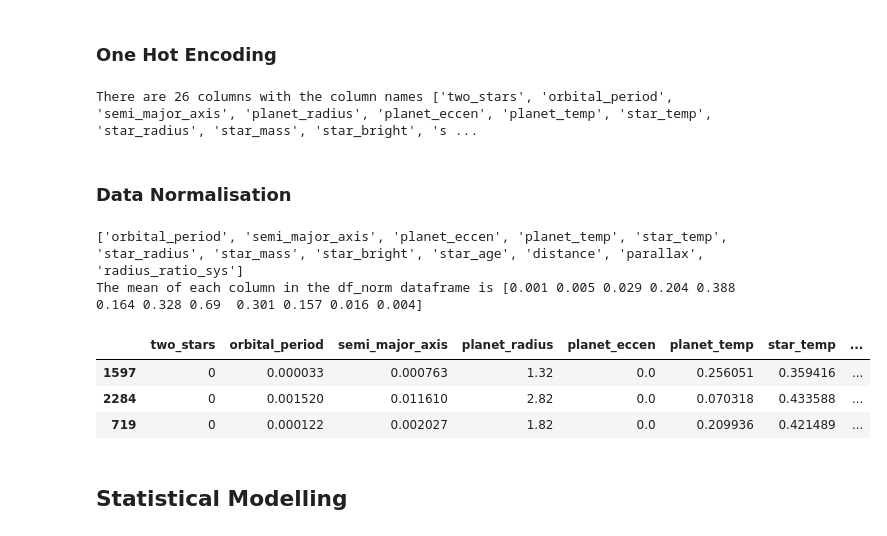
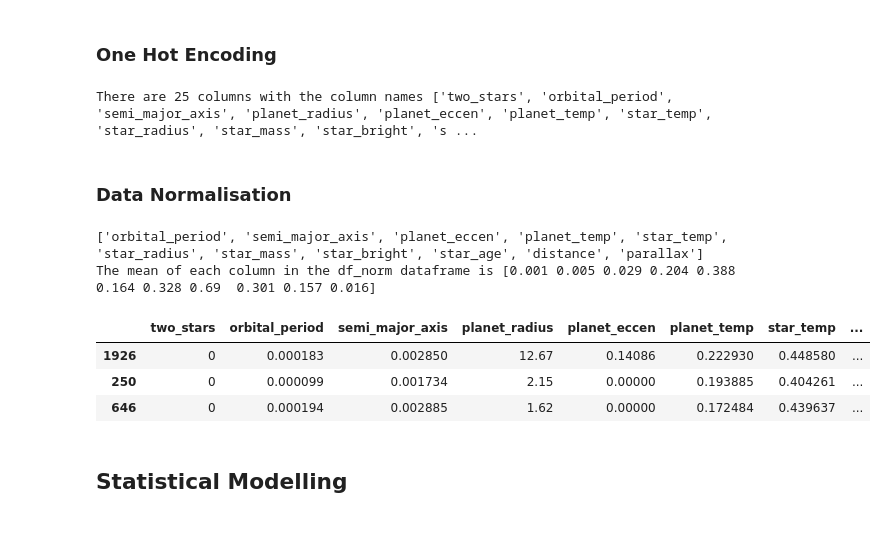
Before and after one commit to RafDingo/Maths40, a Jupyter notebook: src/Phase2/Phase2_Group40.ipynb, the cells around one changed output. Drawn from its saved outputs; the diff is of its cells as text; code cells hidden in the pictures.

```diff
--- a/src/Phase2/Phase2_Group40.ipynb
+++ b/src/Phase2/Phase2_Group40.ipynb
@@ -62,7 +68,7 @@ print("After Rename:")
 df.head()
 
 # Remove particular variables for better study
-df = df.drop(['planet_mass', 'latitude_gal', 'longitude_gal', 'mass_ratio_sys'], axis=1 )
+df = df.drop(['planet_mass', 'latitude_gal', 'longitude_gal', 'mass_ratio_sys', 'radius_ratio_sys'], axis=1 )
 df.head()
 # %% [output]
 Before Rename: ['num_star', '2_stars', 'orbital_period', 'semi-major_axis', 'planet_radius', 'planet_mass', 'planet_eccen', 'planet_temp', 'star_temp', 'star_radius', 'star_mass', 'star_bright', 'star ...
@@ -94,7 +100,7 @@ data_encoded = pd.get_dummies(data_encoded)
 
 print(f"There are {data_encoded.shape[1]} columns with the column names {data_encoded.columns.to_list()} after one hot encoding")
 # %% [output]
-There are 26 columns with the column names ['two_stars', 'orbital_period', 'semi_major_axis', 'planet_radius', 'planet_eccen', 'planet_temp', 'star_temp', 'star_radius', 'star_mass', 'star_bright', 's ...
+There are 25 columns with the column names ['two_stars', 'orbital_period', 'semi_major_axis', 'planet_radius', 'planet_eccen', 'planet_temp', 'star_temp', 'star_radius', 'star_mass', 'star_bright', 's ...
 # %% [markdown]
 ### Data Normalisation
 # %%
@@ -110,29 +116,28 @@ df_norm = MinMaxScaler().fit_transform(df_float)
 
 print(f"The mean of each column in the df_norm dataframe is {np.round(df_norm.mean(axis=0),3)}")
 # %% [output]
-['orbital_period', 'semi_major_axis', 'planet_eccen', 'planet_temp', 'star_temp', 'star_radius', 'star_mass', 'star_bright', 'star_age', 'distance', 'parallax', 'radius_ratio_sys']
-The mean of each column in the df_norm dataframe is [0.001 0.005 0.029 0.204 0.388 0.164 0.328 0.69  0.301 0.157 0.016 0.004]
+['orbital_period', 'semi_major_axis', 'planet_eccen', 'planet_temp', 'star_temp', 'star_radius', 'star_mass', 'star_bright', 'star_age', 'distance', 'parallax']
+The mean of each column in the df_norm dataframe is [0.001 0.005 0.029 0.204 0.388 0.164 0.328 0.69  0.301 0.157 0.016]
 # %%
 data_encoded.loc[:,
         ['orbital_period', 'semi_major_axis', 'planet_eccen',
          'planet_temp', 'star_temp', 'star_radius', 'star_mass', 'star_bright',
-         'star_age', 'distance', 'parallax', 'radius_ratio_sys'
+         'star_age', 'distance', 'parallax'
         ]
         ] = pd.DataFrame(df_norm, columns=[
                                             'orbital_period', 'semi_major_axis',
                                              'planet_eccen',
                                             'planet_temp', 'star_temp',
                                             'star_radius', 'star_mass',
                                             'star_bright', 'star_age',
-                                            'distance', 'parallax',
-                                            'radius_ratio_sys'
+                                            'distance', 'parallax'
                                             ])
 data_encoded.sample(3)
 # %% [output]
 |  | two_stars | orbital_period | semi_major_axis | planet_radius | planet_eccen | planet_temp | star_temp | ... |
-| 1597 | 0 | 0.000033 | 0.000763 | 1.32 | 0.0 | 0.256051 | 0.359416 | ... |
-| 2284 | 0 | 0.001520 | 0.011610 | 2.82 | 0.0 | 0.070318 | 0.433588 | ... |
-| 719 | 0 | 0.000122 | 0.002027 | 1.82 | 0.0 | 0.209936 | 0.421489 | ... |
+| 1926 | 0 | 0.000183 | 0.002850 | 12.67 | 0.14086 | 0.222930 | 0.448580 | ... |
+| 250 | 0 | 0.000099 | 0.001734 | 2.15 | 0.00000 | 0.193885 | 0.404261 | ... |
+| 646 | 0 | 0.000194 | 0.002885 | 1.62 | 0.00000 | 0.172484 | 0.439637 | ... |
 # %% [markdown]
 ## Statistical Modelling <a id='sm'></a>
 # %% [markdown]
```
Also changed, not shown: parts of 17 cells of this notebook.
